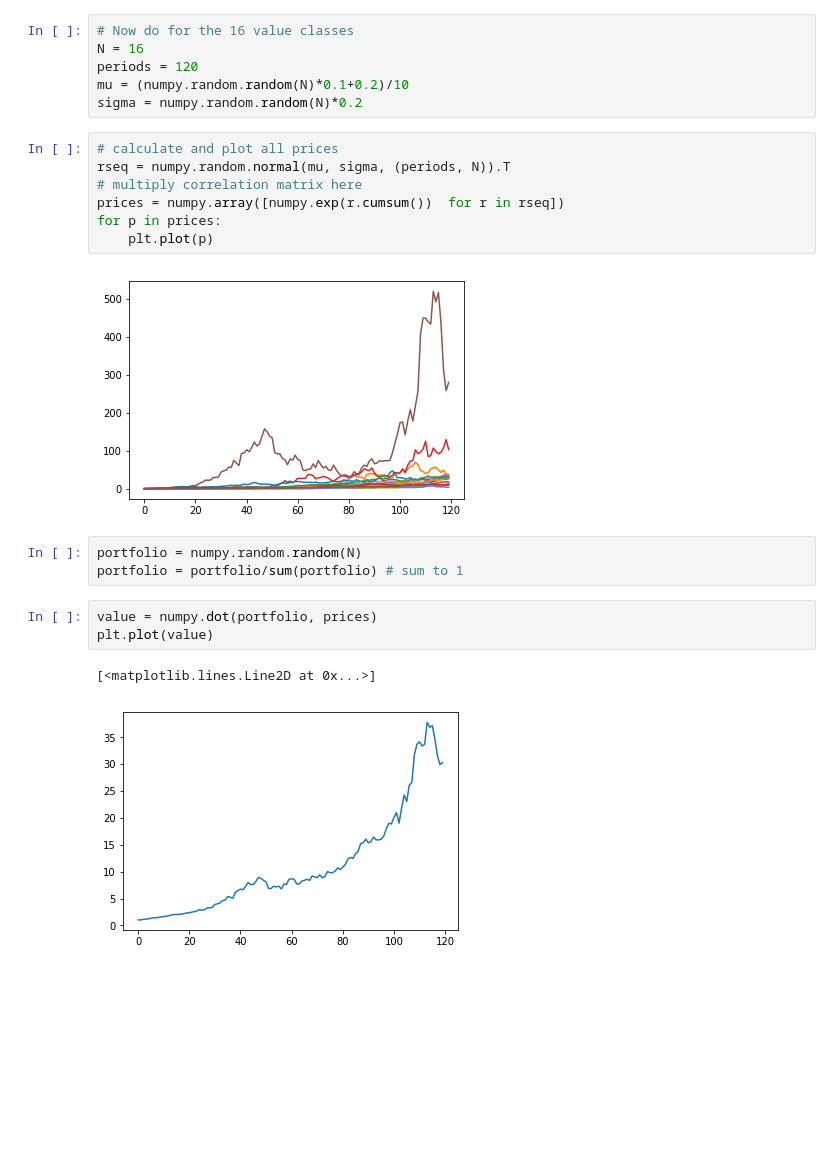
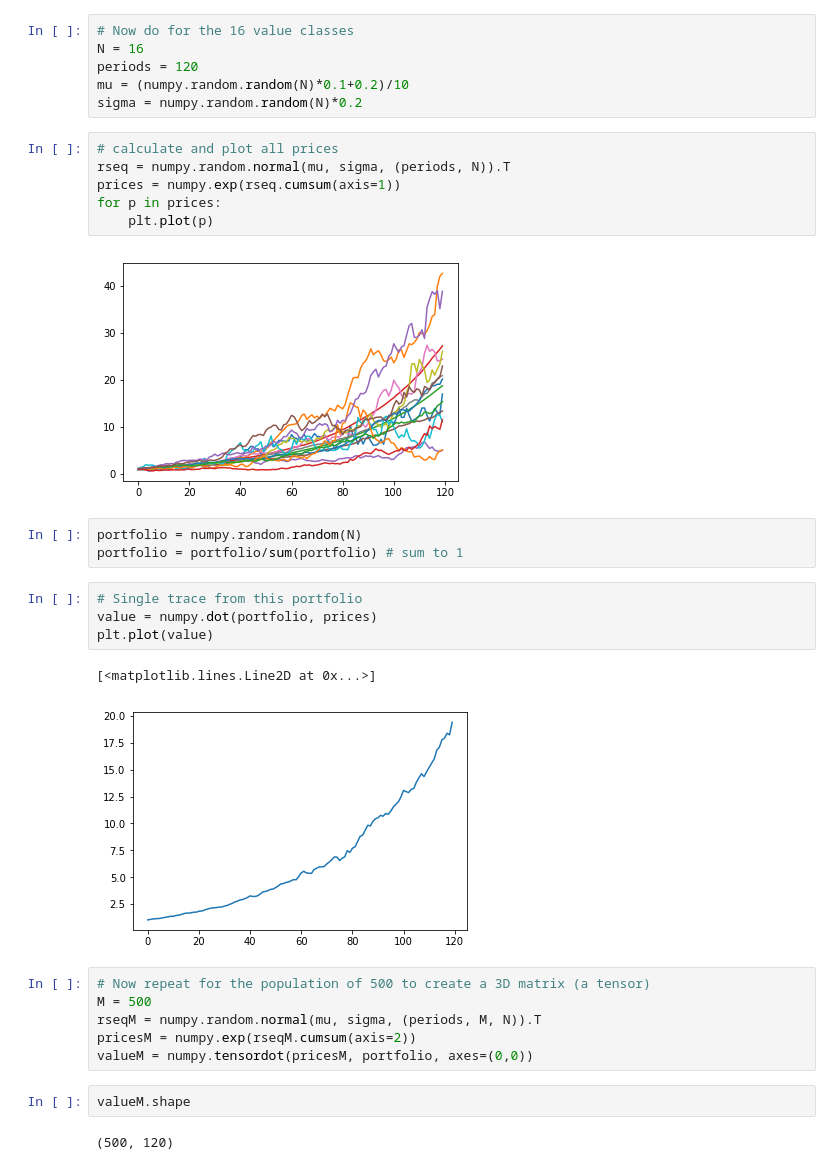
Before and after one commit to Future-Hangglider/hacktrack, a Jupyter notebook: mc_trail.ipynb, the cells around one changed output. Cells and saved outputs as stored; diff of their text form; blank space fills up the shorter version.

Commit message:
get tensor stuff working

```diff
--- a/mc_trail.ipynb
+++ b/mc_trail.ipynb
@@ -33,18 +33,28 @@ sigma = numpy.random.random(N)*0.2
 # %%
 # calculate and plot all prices
 rseq = numpy.random.normal(mu, sigma, (periods, N)).T
-# multiply correlation matrix here
-prices = numpy.array([numpy.exp(r.cumsum())  for r in rseq])
+prices = numpy.exp(rseq.cumsum(axis=1))
 for p in prices:
     plt.plot(p)
 # %% [output]
-[figure, old version]
+[figure, new version]
 # %%
 portfolio = numpy.random.random(N)
 portfolio = portfolio/sum(portfolio) # sum to 1
 # %%
+# Single trace from this portfolio
 value = numpy.dot(portfolio, prices)
 plt.plot(value)
 # %% [output]
 [<matplotlib.lines.Line2D at 0x...>]
-[figure, old version]
+[figure, new version]
+# %%
+# Now repeat for the population of 500 to create a 3D matrix (a tensor)
+M = 500
+rseqM = numpy.random.normal(mu, sigma, (periods, M, N)).T
+pricesM = numpy.exp(rseqM.cumsum(axis=2))
+valueM = numpy.tensordot(pricesM, portfolio, axes=(0,0))
+# %%
+valueM.shape
+# %% [output]
+(500, 120)
```
Also changed, not shown: parts of 3 cells of this notebook.
